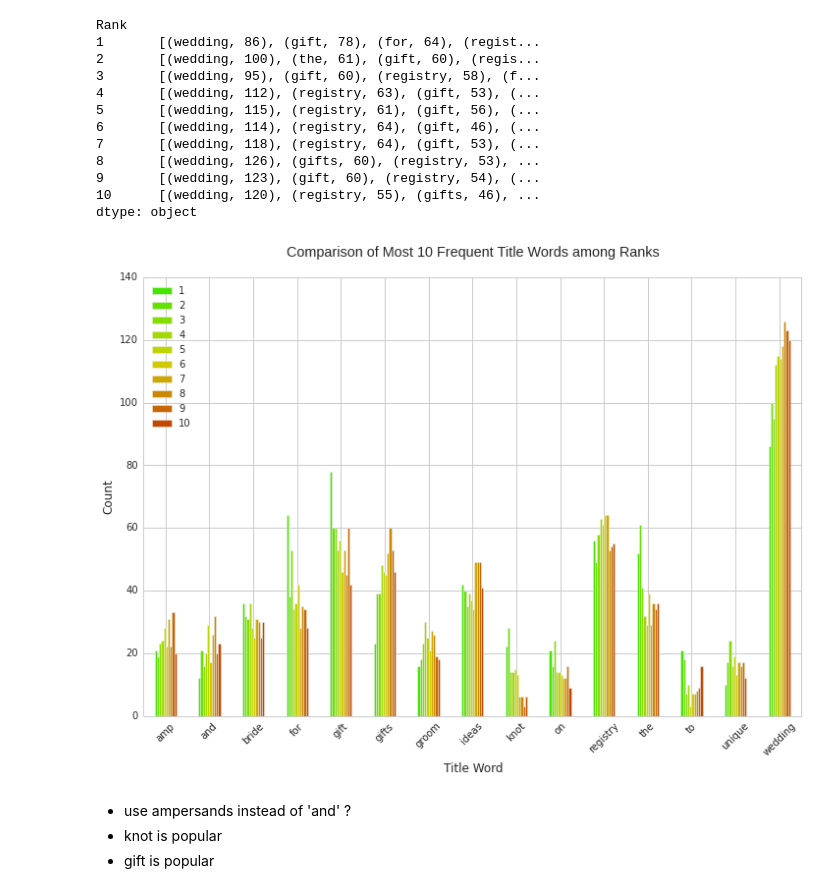
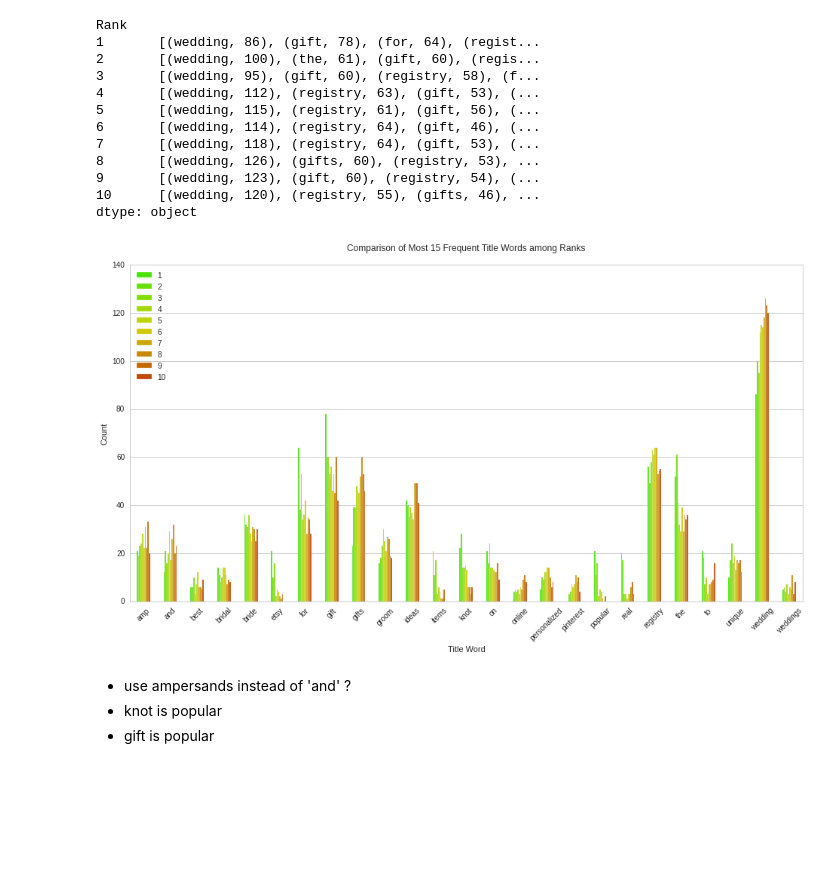
Before and after one commit to kevin11h/macys, a Jupyter notebook: Wedding Keyword SEO.ipynb, the cells around one changed output. Cells and saved outputs as stored; diff of their text form; code cells hidden in the pictures; blank space fills up the shorter version.

```diff
--- a/Wedding Keyword SEO.ipynb
+++ b/Wedding Keyword SEO.ipynb
@@ -555,9 +590,15 @@ topn = 10
 topn_words_for_all_ranks_combined = reduce(lambda s, wclist : s | set(map(lambda wc : wc[0], wclist[:topn])), rank_vs_description_wordlist, set())
 # %%
+sns.set_style("whitegrid")
+
 my_colors = ['#45E500', '#65E100', '#84DD00', '#A2D900', '#BED500', '#D2CA00', '#CEA800', '#CA8700', '#C66700', '#C24900', '#BF2C00']
 ax = td_df.ix[sorted(topn_words_for_all_ranks_combined)].plot(kind='bar', figsize=(12, 8), color=my_colors)
+fig = plt.gcf()
+fig.set_size_inches(16, 8)
 ax.set_ylabel("Count")
 ax.set_xlabel("Description Word")
+ax.get_lines()[0].set_visible(False)
+ax.xaxis.grid(False)
 plt.xticks(rotation=45);
 plt.title("Comparison of Most {0} Frequent Description Words among Ranks\n".format(topn))
 plt.savefig('comparison_frequent_words.png', type='png')
@@ -597,19 +638,25 @@ s = wedding_df[['Title', 'Rank']].groupby('Rank').apply(preprocess_and_concatena
 countvec = CountVectorizer()
 td_matrix = countvec.fit_transform(s.values)
 td_df = pd.DataFrame(td_matrix.toarray().T, columns=range(1, 11), index=countvec.get_feature_names())
+# %%
+td_df.loc['a'] = map(lambda wclist : dict(wclist)['a'], rank_vs_title_wordlist)
 # %%
-topn = 10
+topn = 15
 topn_words_for_all_ranks_combined = reduce(lambda s, wclist : s | set(map(lambda wc : wc[0], wclist[:topn])), rank_vs_title_wordlist, set())
 # %%
 my_colors = ['#45E500', '#65E100', '#84DD00', '#A2D900', '#BED500', '#D2CA00', '#CEA800', '#CA8700', '#C66700', '#C24900', '#BF2C00']
 ax = td_df.ix[sorted(topn_words_for_all_ranks_combined)].plot(kind='bar', figsize=(12, 8), color=my_colors)
+fig = plt.gcf()
+fig.set_size_inches(16, 8)
 ax.set_ylabel("Count")
 ax.set_xlabel("Title Word")
+ax.get_lines()[0].set_visible(False)
+ax.xaxis.grid(False)
 plt.xticks(rotation=45);
 plt.title("Comparison of Most {0} Frequent Title Words among Ranks\n".format(topn))
 plt.savefig('title_frequent_words.png', type='png')
 # %% [output]
-[figure, old version]
+[figure, new version]
 # %% [markdown]
 * use ampersands instead of 'and' ?
 * knot is popular
```
Also changed, not shown: parts of 9 cells of this notebook, 6 other files.
